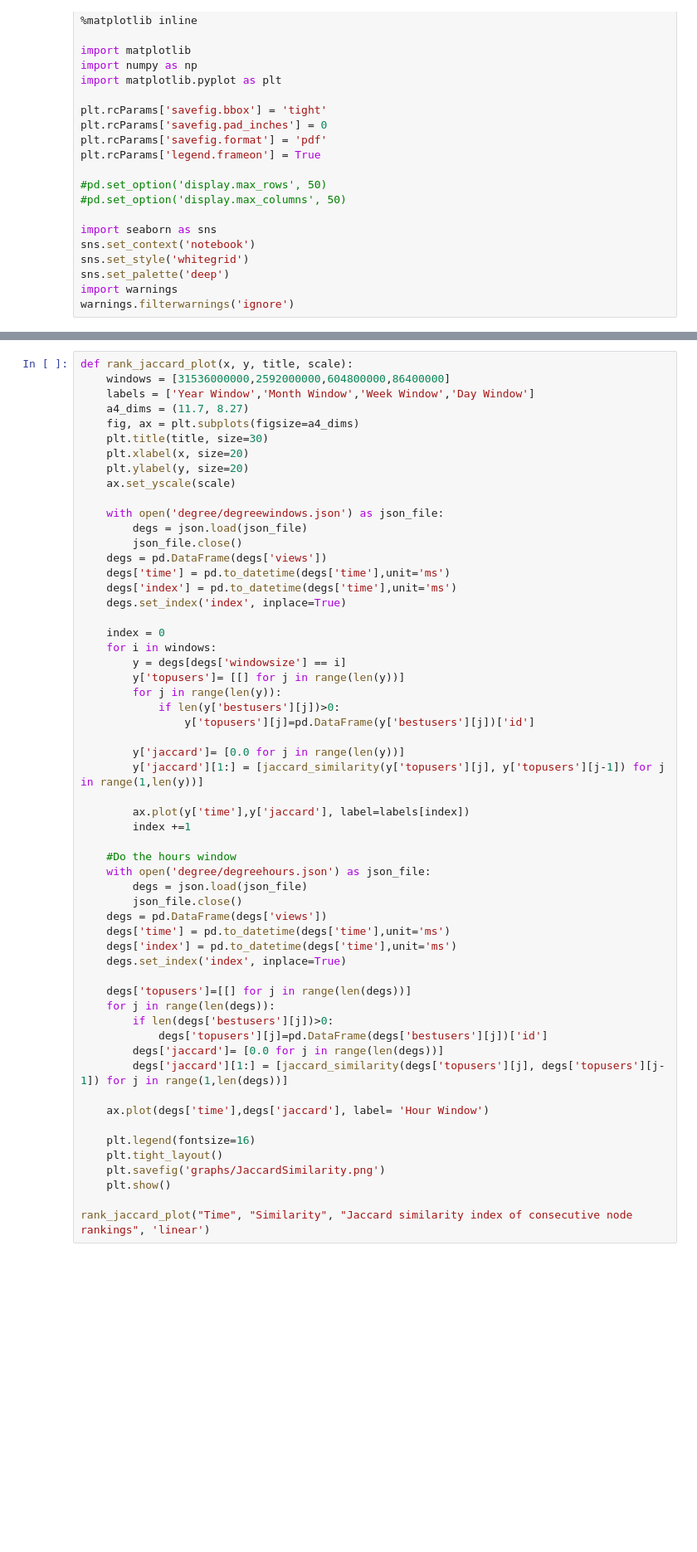
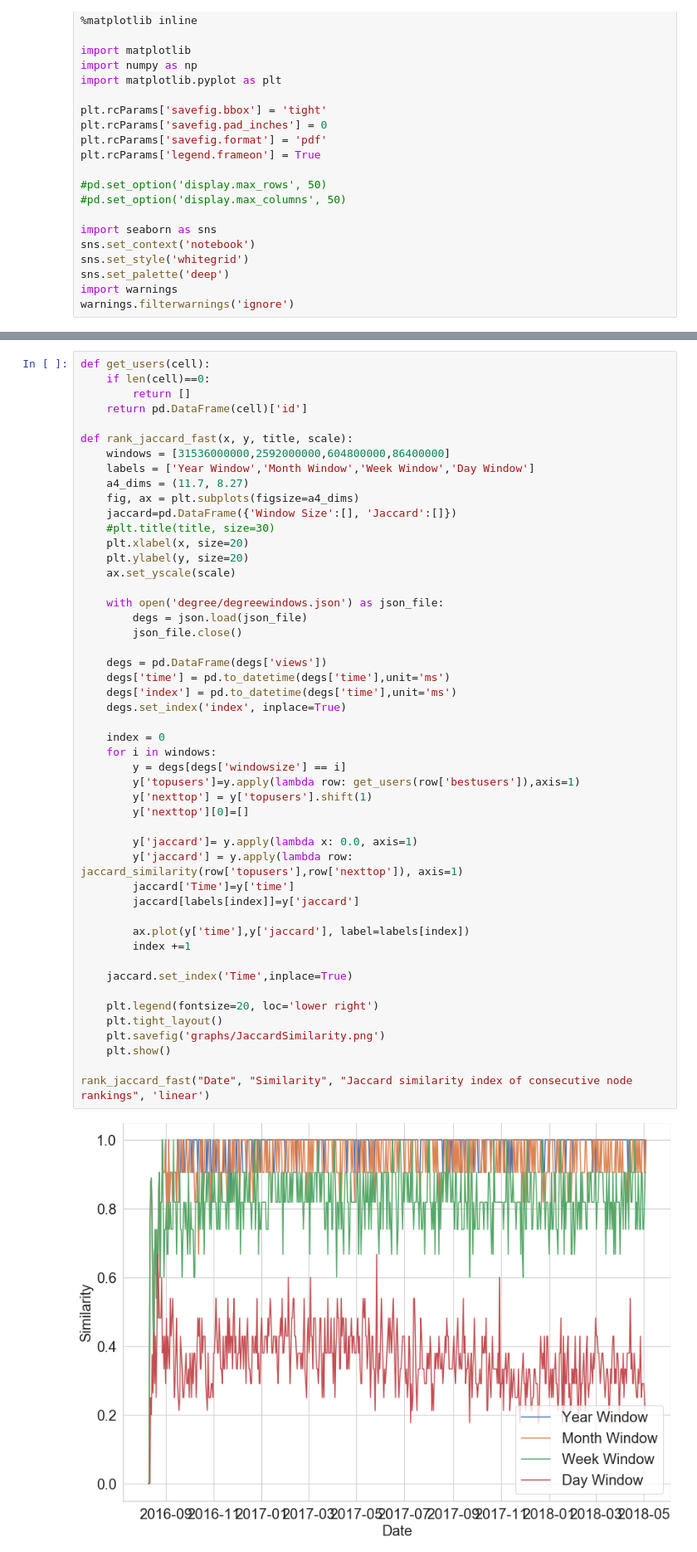
Before and after one commit to miratepuffin/Raphtory-Plots, a Jupyter notebook: Gab Plots.ipynb, the cells around one changed output, grey strips where cells are left out. Shown at 83% size. Cells and saved outputs as stored; diff of their text form; blank space fills up the shorter version.

```diff
--- a/Gab Plots.ipynb
+++ b/Gab Plots.ipynb
@@ -292,57 +283,51 @@ print(rank_similarity([1,2,3],[1,3,2]))
 # %%
-def rank_jaccard_plot(x, y, title, scale):
+def get_users(cell):
+    if len(cell)==0:
+        return []
+    return pd.DataFrame(cell)['id']
+
+def rank_jaccard_fast(x, y, title, scale):
     windows = [31536000000,2592000000,604800000,86400000]
     labels = ['Year Window','Month Window','Week Window','Day Window']
     a4_dims = (11.7, 8.27)
     fig, ax = plt.subplots(figsize=a4_dims)
-    plt.title(title, size=30)
+    jaccard=pd.DataFrame({'Window Size':[], 'Jaccard':[]})
+    #plt.title(title, size=30)
     plt.xlabel(x, size=20)
     plt.ylabel(y, size=20)
     ax.set_yscale(scale)
 
     with open('degree/degreewindows.json') as json_file:
         degs = json.load(json_file)
         json_file.close()
+
     degs = pd.DataFrame(degs['views'])
     degs['time'] = pd.to_datetime(degs['time'],unit='ms')
     degs['index'] = pd.to_datetime(degs['time'],unit='ms')
     degs.set_index('index', inplace=True)
 
     index = 0
     for i in windows:
         y = degs[degs['windowsize'] == i]
-        y['topusers']= [[] for j in range(len(y))]
-        for j in range(len(y)):
-            if len(y['bestusers'][j])>0:
-                y['topusers'][j]=pd.DataFrame(y['bestusers'][j])['id']
+        y['topusers']=y.apply(lambda row: get_users(row['bestusers']),axis=1)
+        y['nexttop'] = y['topusers'].shift(1)
+        y['nexttop'][0]=[]
 
-        y['jaccard']= [0.0 for j in range(len(y))]
-        y['jaccard'][1:] = [jaccard_similarity(y['topusers'][j], y['topusers'][j-1]) for j in range(1,len(y))]
+        y['jaccard']= y.apply(lambda x: 0.0, axis=1)
+        y['jaccard'] = y.apply(lambda row: jaccard_similarity(row['topusers'],row['nexttop']), axis=1)
+        jaccard['Time']=y['time']
+        jaccard[labels[index]]=y['jaccard']
 
         ax.plot(y['time'],y['jaccard'], label=labels[index])
         index +=1
 
-    #Do the hours window
-    with open('degree/degreehours.json') as json_file:
-        degs = json.load(json_file)
-        json_file.close()
-    degs = pd.DataFrame(degs['views'])
-    degs['time'] = pd.to_datetime(degs['time'],unit='ms')
-    degs['index'] = pd.to_datetime(degs['time'],unit='ms')
-    degs.set_index('index', inplace=True)
+    jaccard.set_index('Time',inplace=True)
 
-    degs['topusers']=[[] for j in range(len(degs))]
-    for j in range(len(degs)):
-        if len(degs['bestusers'][j])>0:
-            degs['topusers'][j]=pd.DataFrame(degs['bestusers'][j])['id']
-        degs['jaccard']= [0.0 for j in range(len(degs))]
-        degs['jaccard'][1:] = [jaccard_similarity(degs['topusers'][j], degs['topusers'][j-1]) for j in range(1,len(degs))]
-
-    ax.plot(degs['time'],degs['jaccard'], label= 'Hour Window')
-
-    plt.legend(fontsize=16)
+    plt.legend(fontsize=20, loc='lower right')
     plt.tight_layout()
     plt.savefig('graphs/JaccardSimilarity.png')
     plt.show()
 
-rank_jaccard_plot("Time", "Similarity", "Jaccard similarity index of consecutive node rankings", 'linear')
+rank_jaccard_fast("Date", "Similarity", "Jaccard similarity index of consecutive node rankings", 'linear')
+# %% [output]
+[figure, added]
```
Also changed, not shown: parts of 9 cells of this notebook, 6 other files.
